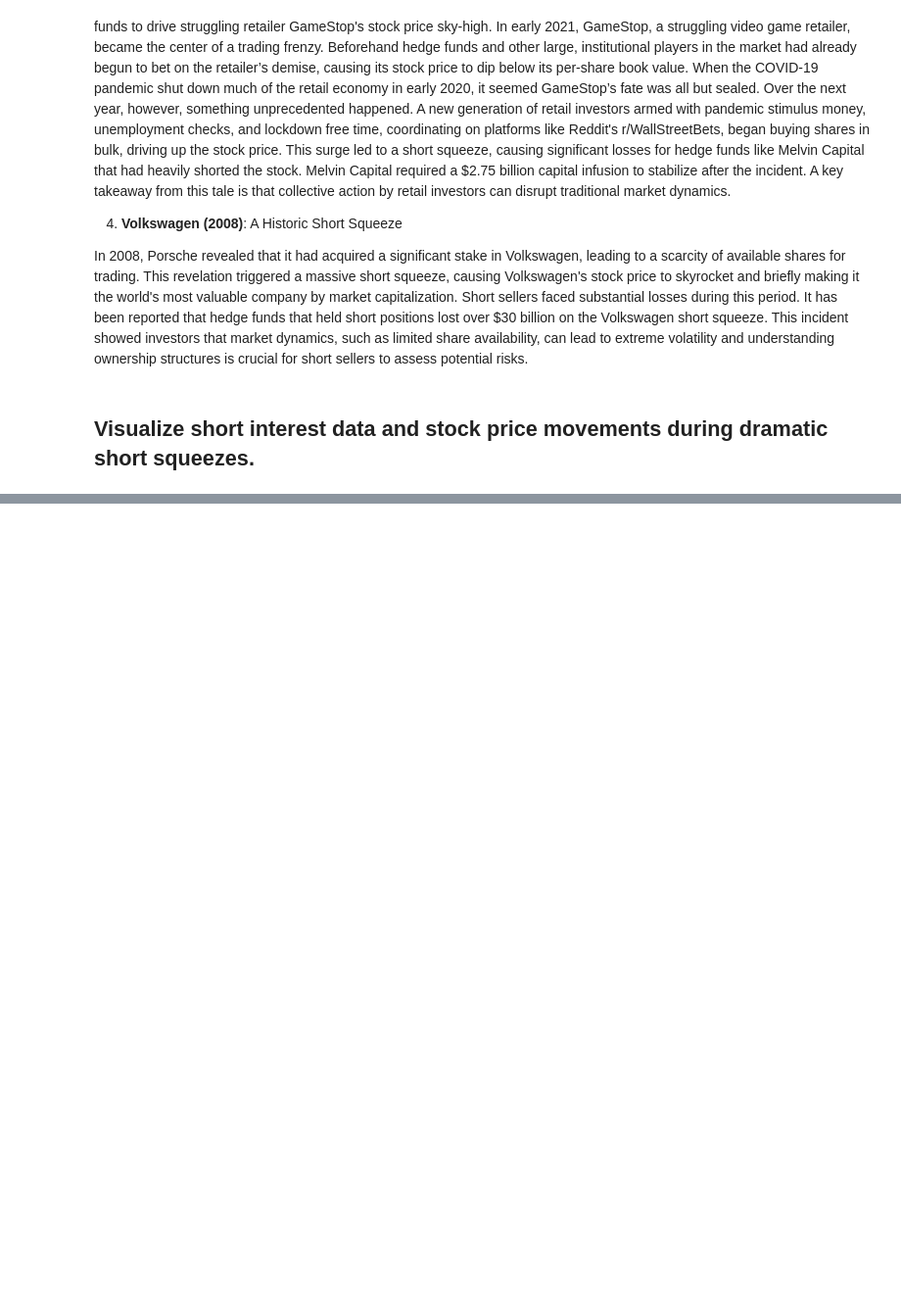
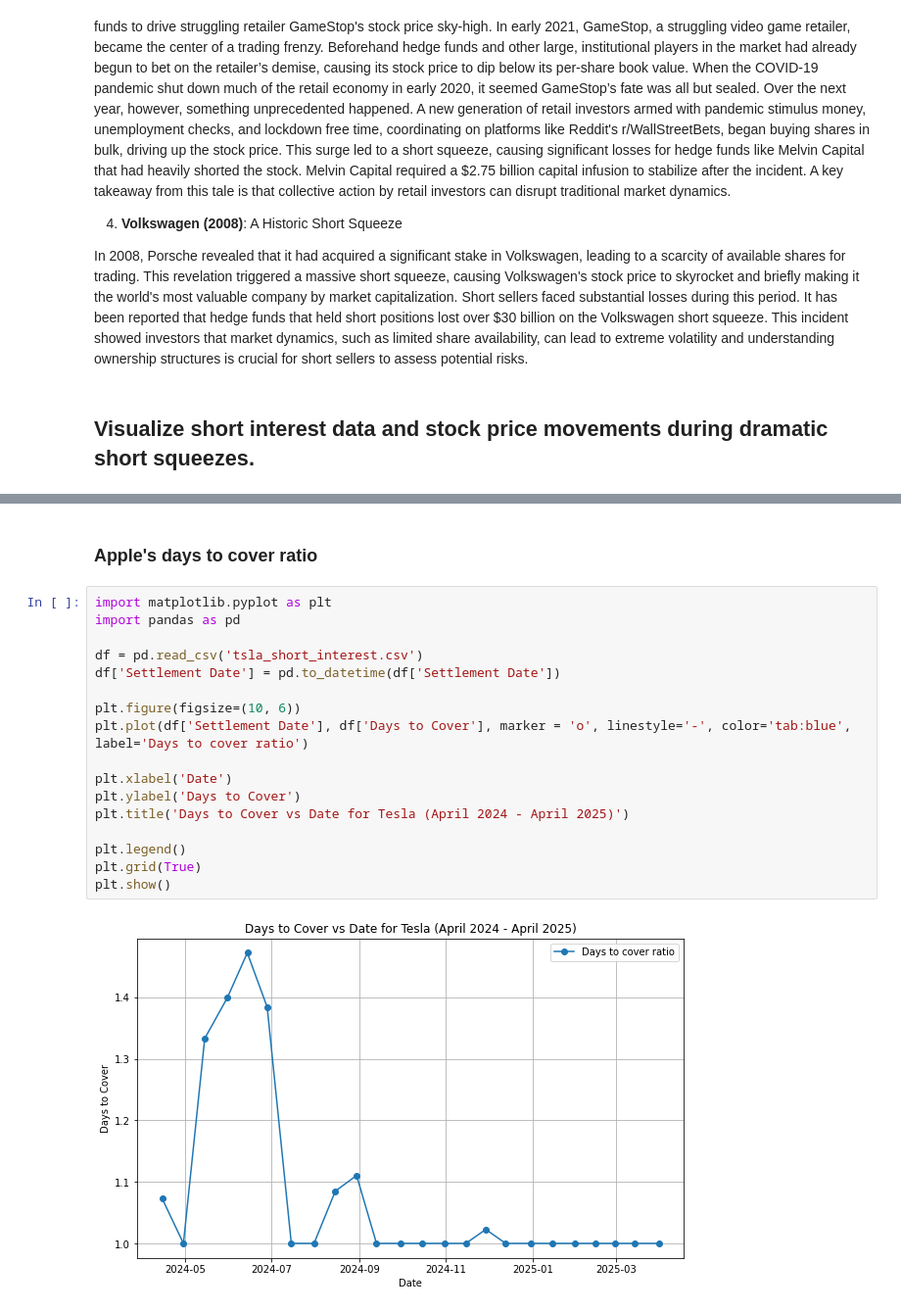
Before and after one commit to ttheszt27/financ_eng, a Jupyter notebook: project.ipynb, the cells around one changed output, grey strips where cells are left out. Shown at 98% size. Cells and saved outputs as stored; diff of their text form; blank space fills up the shorter version.

```diff
--- a/project.ipynb
+++ b/project.ipynb
@@ -85,0 +121,21 @@ In 2008, Porsche revealed that it had acquired a significant stake in Volkswagen
+# %% [markdown]
+### Apple's days to cover ratio
+# %%
+import matplotlib.pyplot as plt
+import pandas as pd
+
+df = pd.read_csv('tsla_short_interest.csv')
+df['Settlement Date'] = pd.to_datetime(df['Settlement Date'])
+
+plt.figure(figsize=(10, 6))
+plt.plot(df['Settlement Date'], df['Days to Cover'], marker = 'o', linestyle='-', color='tab:blue', label='Days to cover ratio')
+
+plt.xlabel('Date')
+plt.ylabel('Days to Cover')
+plt.title('Days to Cover vs Date for Tesla (April 2024 - April 2025)')
+
+plt.legend()
+plt.grid(True)
+plt.show()
+# %% [output]
+[figure, added]
```
Also changed, not shown: parts of 12 cells of this notebook, 2 other files.
